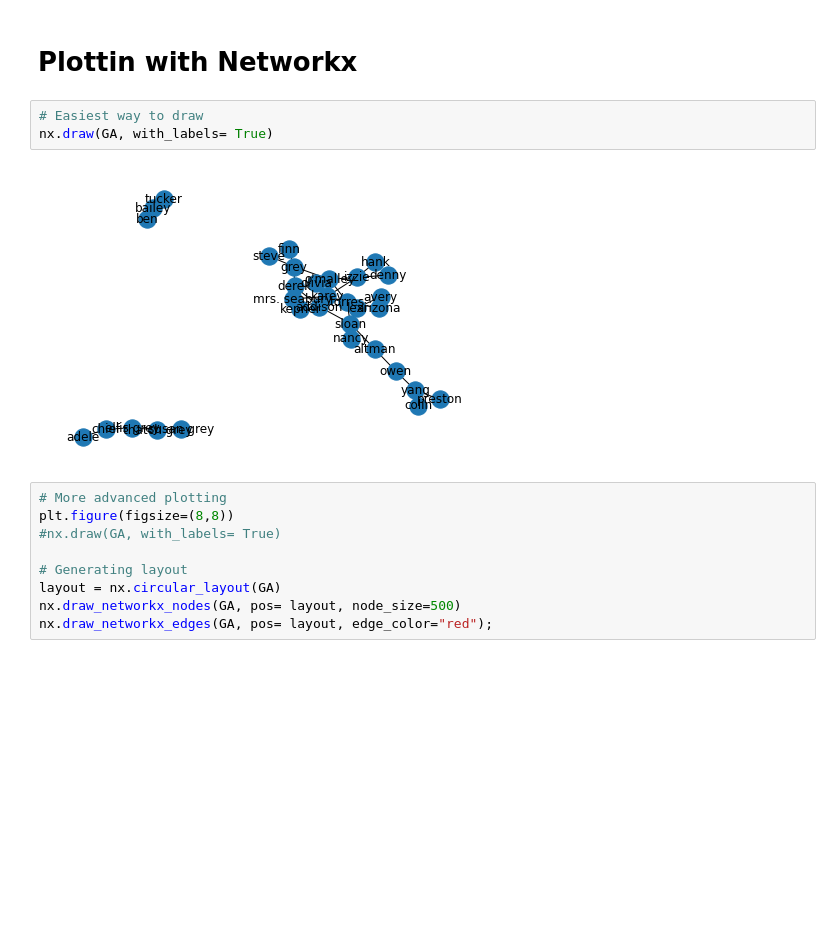
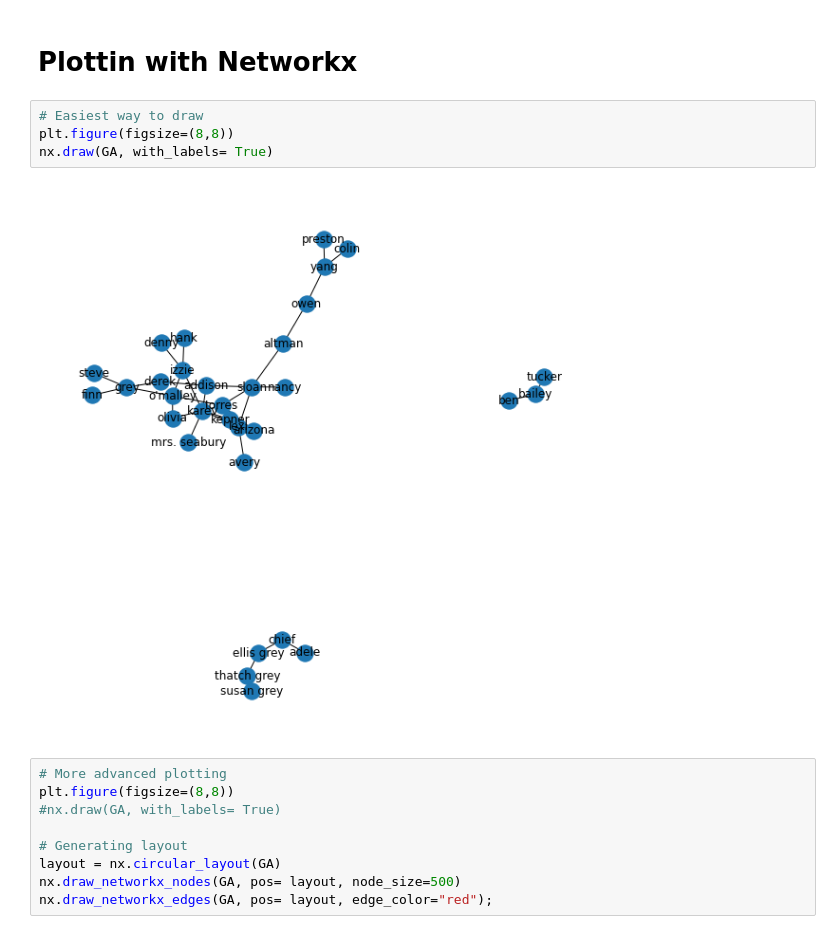
Before and after one commit to Blaise143/Graph-Visuzlization, a Jupyter notebook: NetworkX.ipynb, the cells around one changed output. Drawn from its saved outputs; the diff is of its cells as text; blank space fills up the shorter version.

```diff
--- a/NetworkX.ipynb
+++ b/NetworkX.ipynb
@@ -135,9 +135,10 @@ matrix([[0, 1, 1, ..., 0, 0, 1],
 # Plottin with Networkx
 # %%
 # Easiest way to draw
+plt.figure(figsize=(8,8))
 nx.draw(GA, with_labels= True)
 # %% [output]
-[figure, old version]
+[figure, new version]
 # %%
 # More advanced plotting
 plt.figure(figsize=(8,8))
```
